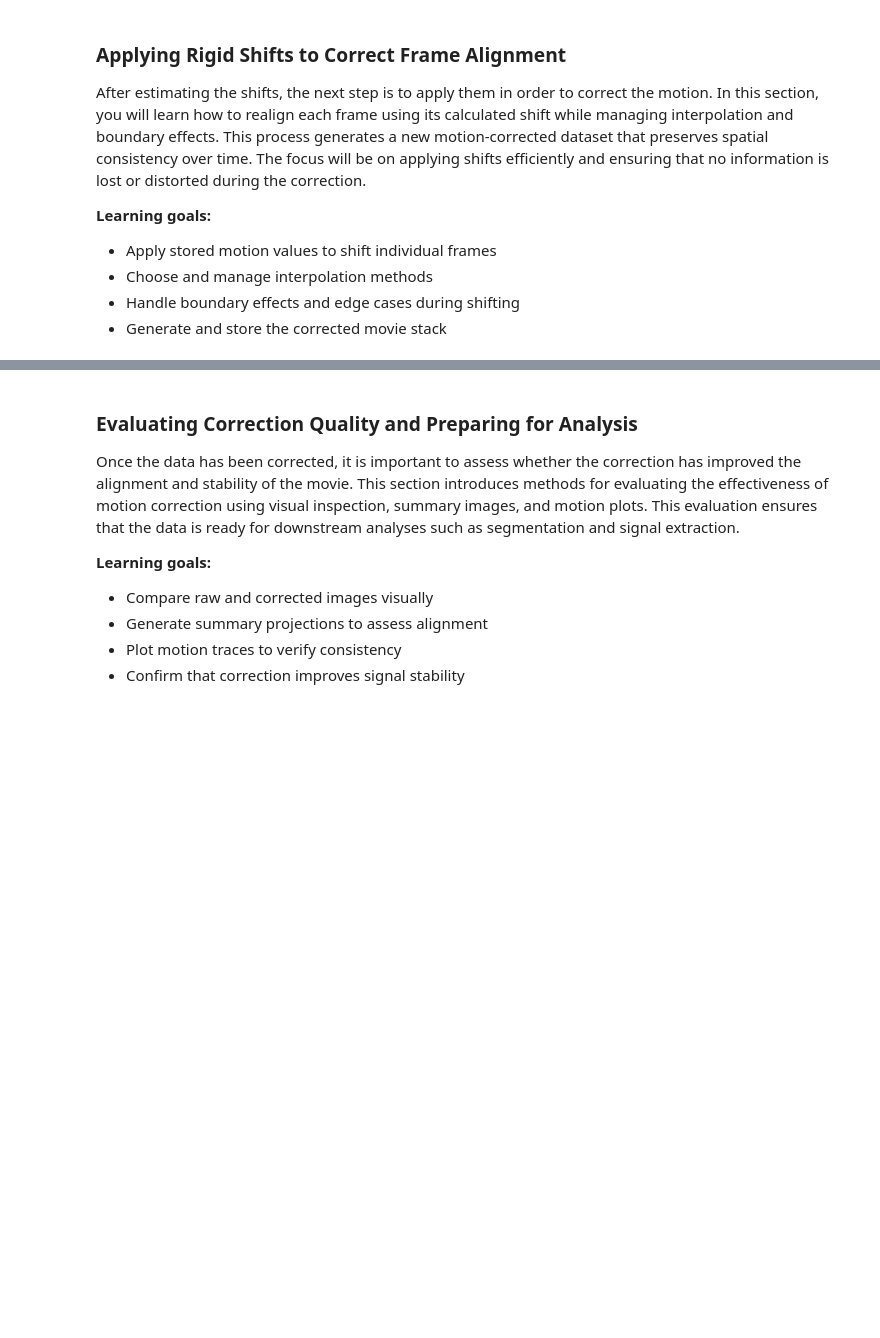
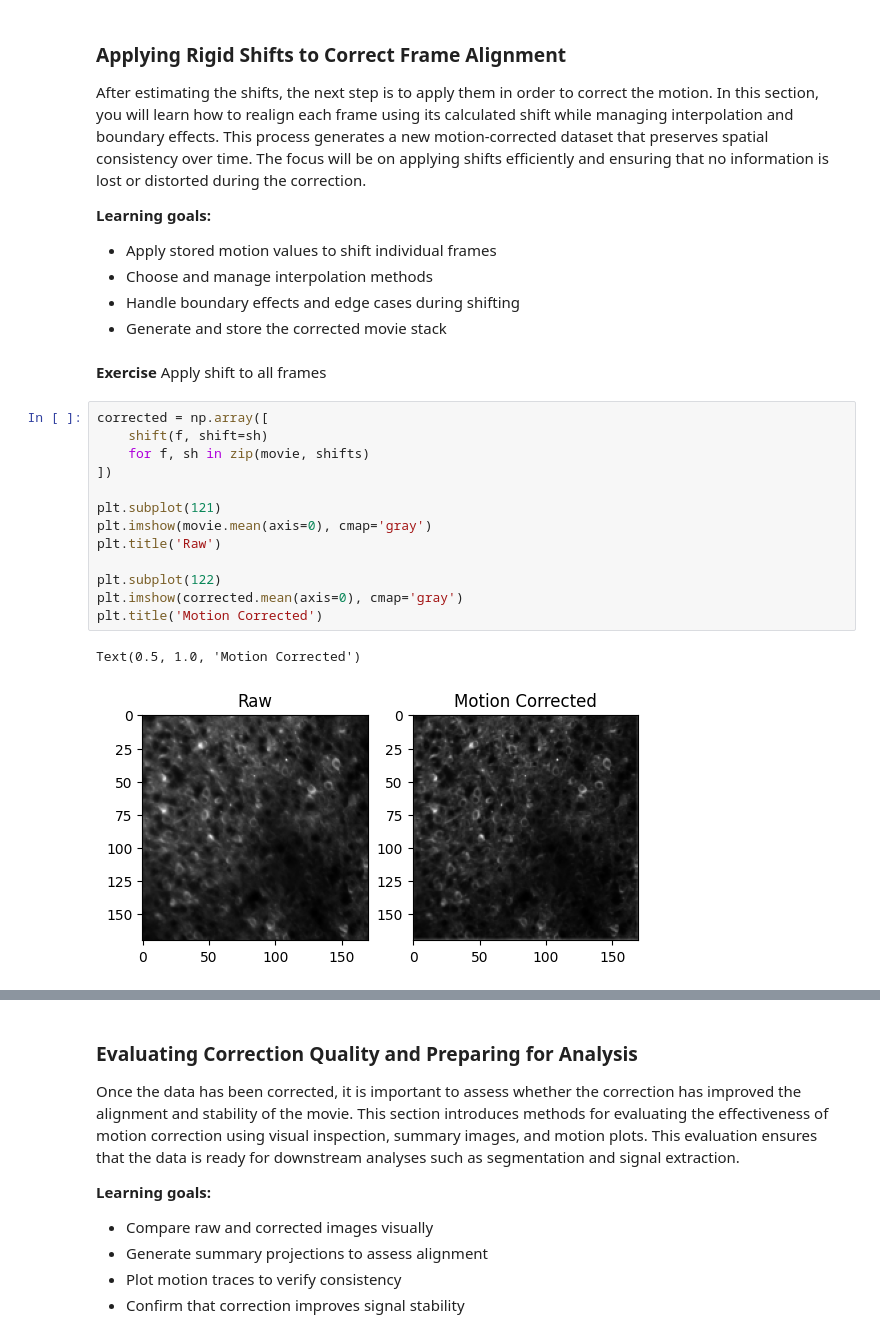
Before and after one commit to sangeethankumar/Courses, a Jupyter notebook: CalciumImaging/Draft1/09. Rigid Motion Correction.ipynb, the cells around one changed output, grey strips where cells are left out. Drawn from its saved outputs; the diff is of its cells as text; blank space fills up the shorter version.

```diff
--- a/CalciumImaging/Draft1/09. Rigid Motion Correction.ipynb
+++ b/CalciumImaging/Draft1/09. Rigid Motion Correction.ipynb
@@ -214,3 +214,21 @@ After estimating the shifts, the next step is to apply them in order to correct
 - Choose and manage interpolation methods
 - Handle boundary effects and edge cases during shifting
 - Generate and store the corrected movie stack
+# %% [markdown]
+**Exercise** Apply shift to all frames
+# %%
+corrected = np.array([
+    shift(f, shift=sh)
+    for f, sh in zip(movie, shifts)
+])
+
+plt.subplot(121)
+plt.imshow(movie.mean(axis=0), cmap='gray')
+plt.title('Raw')
+
+plt.subplot(122)
+plt.imshow(corrected.mean(axis=0), cmap='gray')
+plt.title('Motion Corrected')
+# %% [output]
+Text(0.5, 1.0, 'Motion Corrected')
+[figure, added]
```
Also changed, not shown: parts of 5 cells of this notebook.
